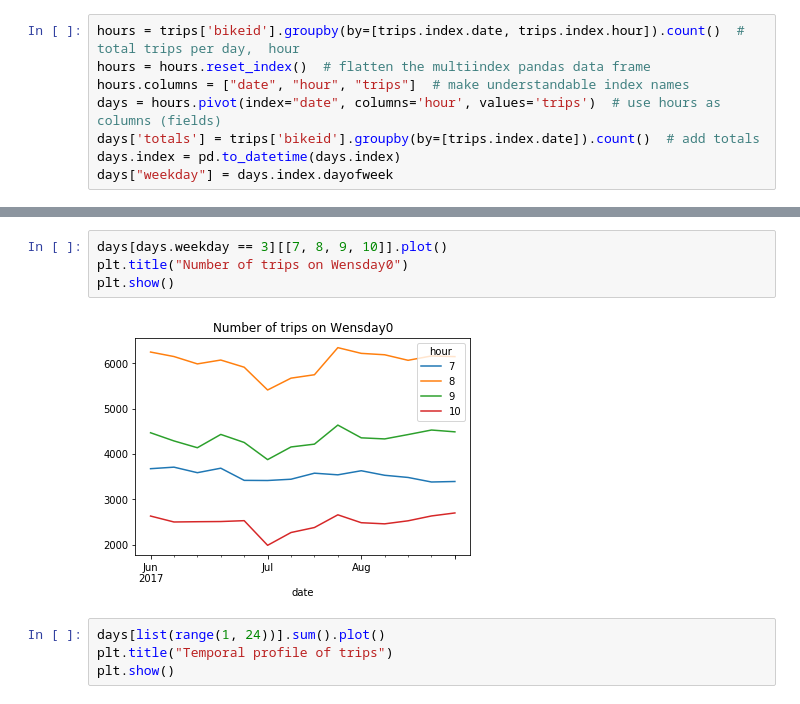
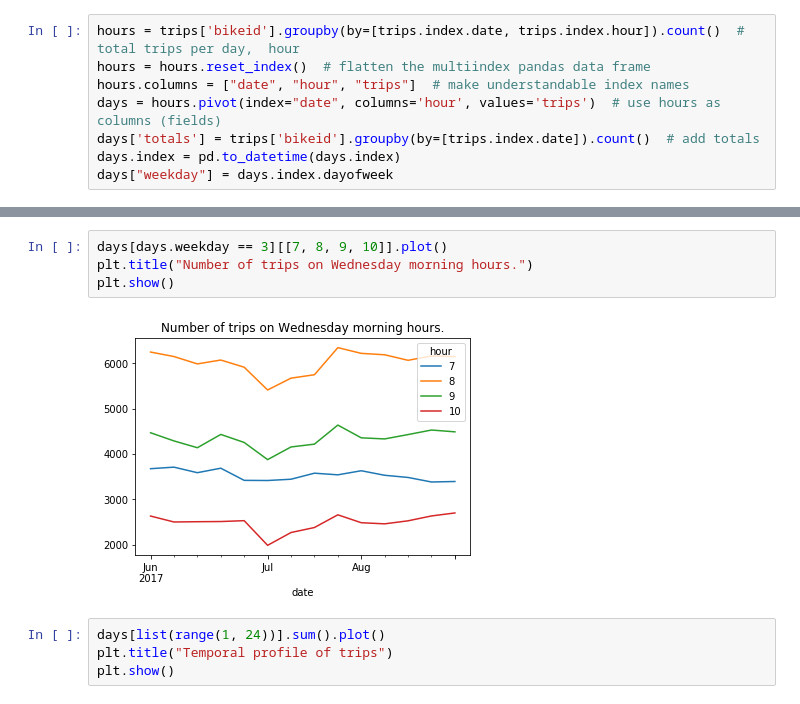
Before and after one commit to RafalKucharskiPK/DataScience_for_TransportationResearch, a Jupyter notebook: demo.ipynb, the cells around one changed output, grey strips where cells are left out. Drawn from its saved outputs; the diff is of its cells as text.

```diff
--- a/demo.ipynb
+++ b/demo.ipynb
@@ -401,9 +418,9 @@ days["weekday"] = days.index.dayofweek
 # %%
 days[days.weekday == 3][[7, 8, 9, 10]].plot()
-plt.title("Number of trips on Wensday0")
+plt.title("Number of trips on Wednesday morning hours.")
 plt.show()
 # %% [output]
-[figure, old version]
+[figure, new version]
 # %%
 days[list(range(1, 24))].sum().plot()
 plt.title("Temporal profile of trips")
```
Also changed, not shown: parts of 19 cells of this notebook.
